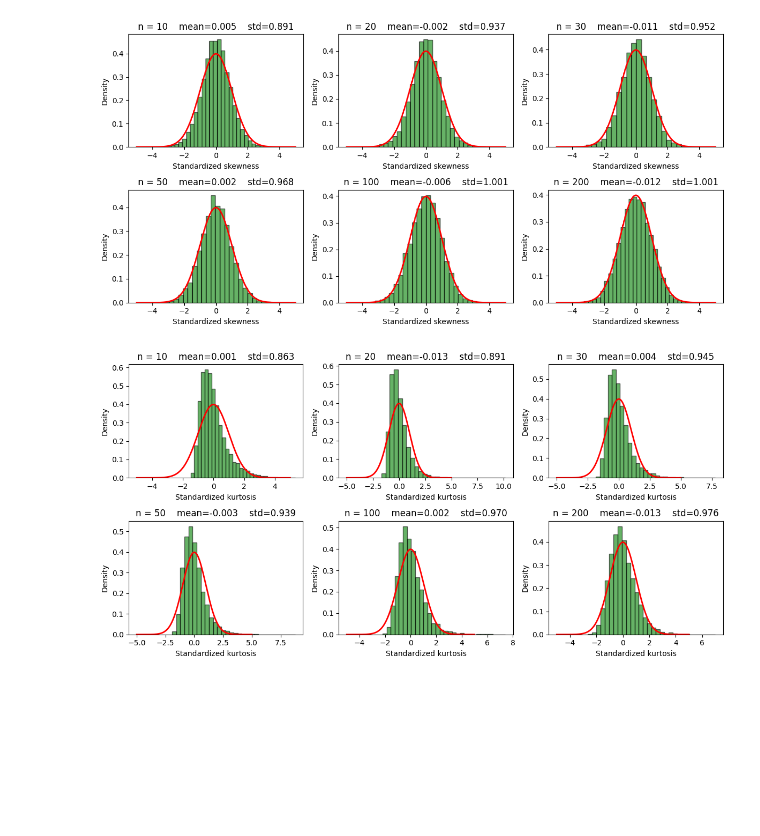
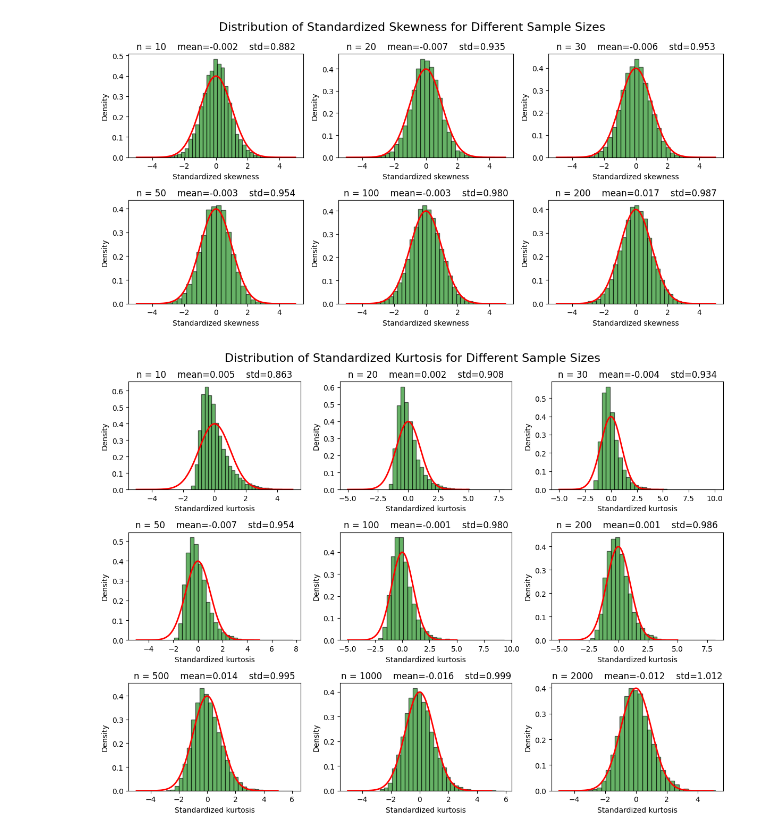
Before and after one commit to ntpuccw/InClassCoding, a Jupyter notebook: gar1105.ipynb, the cells around one changed output. Saved outputs shown, nothing was run; the diff lists cells and outputs as text; code cells hidden in the pictures; blank space fills up the shorter version.

```diff
--- a/gar1105.ipynb
+++ b/gar1105.ipynb
@@ -25,37 +25,38 @@ for ax, n in zip(axs, ns):
     ax.set_title(f'n = {n}    mean={s_vals.mean():.3f}    std={s_vals.std(ddof=1):.3f}')
     ax.set_xlabel('Standardized skewness')
     ax.set_ylabel('Density')
-
+plt.suptitle('Distribution of Standardized Skewness for Different Sample Sizes', fontsize=16)
 plt.tight_layout()
 plt.show()
 # %% [output]
-[figure, old version]
+[figure, new version]
 # %%
 # repeat the experiment for n = 10, 20, 30, 50 and plot results
-ns = [10, 20, 30, 50, 100, 200]
+ns = [10, 20, 30, 50, 100, 200, 500, 1000, 2000]
 N = 10000  # number of repetitions
 mu, sigma = 0, 1  # parameters of the normal distribution
 xx = np.linspace(-5, 5, 1000)
 
-fig, axs = plt.subplots(2, 3, figsize=(12, 6))
+fig, axs = plt.subplots(3, 3, figsize=(12, 9))
 axs = axs.flatten()
 
 for ax, n in zip(axs, ns):
     # generate samples and compute standardized kurtosis
     X = norm.rvs(loc=mu, scale=sigma, size=(N, n))
     k_vals = np.sqrt(n / 24) * kurtosis(X, axis=1, bias=False, \
                                         fisher=True)
 
     # histogram + normal PDF
     ax.hist(k_vals, bins=30, density=True, alpha=0.6, color='g', edgecolor='k')
     ax.plot(xx, norm.pdf(xx), 'r', linewidth=2)
 
     # annotations
     ax.set_title(f'n = {n}    mean={k_vals.mean():.3f}    std={k_vals.std(ddof=1):.3f}')
     ax.set_xlabel('Standardized kurtosis')
     ax.set_ylabel('Density')
 
+plt.suptitle('Distribution of Standardized Kurtosis for Different Sample Sizes', fontsize=16)
 plt.tight_layout()
 plt.show()
 # %% [output]
-[figure, old version]
+[figure, new version]
```
Also changed, not shown: parts of 3 cells of this notebook.
